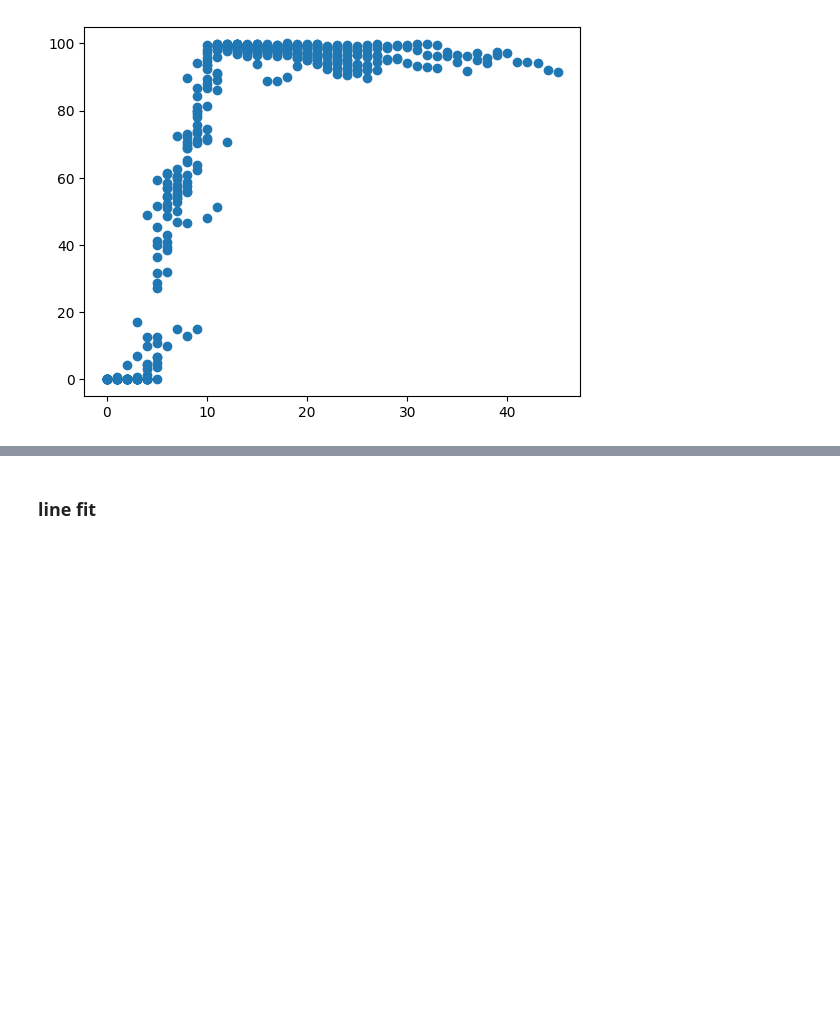
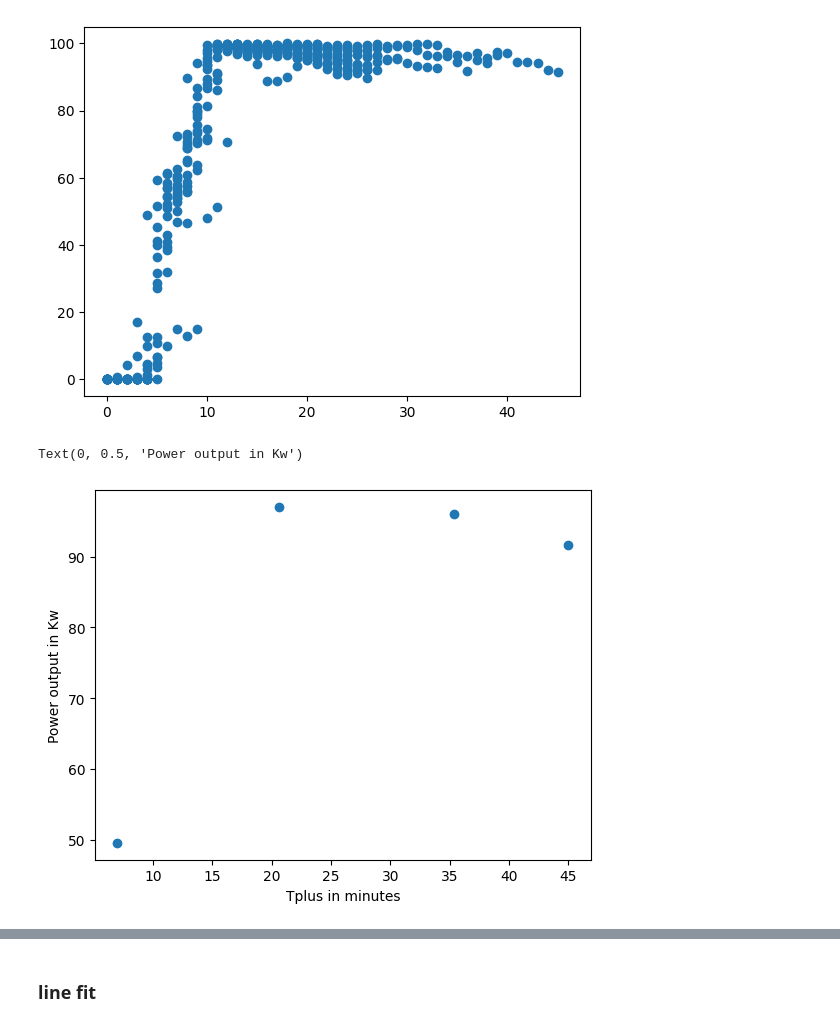
Before and after one commit to ltomas1/DES.sim, a Jupyter notebook: src/utils/chp_reg.ipynb, the cells around one changed output, grey strips where cells are left out. Drawn from its saved outputs; the diff is of its cells as text; code cells hidden in the pictures; blank space fills up the shorter version.

```diff
--- a/src/utils/chp_reg.ipynb
+++ b/src/utils/chp_reg.ipynb
@@ -139,5 +139,16 @@ plt.plot(startup['T_plus'], startup['Heizleistung'], 'o')
 # %% [output]
 [<matplotlib.lines.Line2D at 0x...>]
 [figure]
+# %%
+startup['time_step'] = (startup['T_plus'] // 15) * 15
+# %%
+startup_15min = startup.groupby(by = 'time_step').mean()
+# %%
+plt.plot(startup_15min['T_plus'], startup_15min['Heizleistung'], 'o')
+plt.xlabel('Tplus in minutes')
+plt.ylabel('Power output in Kw')
+# %% [output]
+Text(0, 0.5, 'Power output in Kw')
+[figure, added]
 # %%
 # pip install scikit-learn
```
Also changed, not shown: parts of 11 cells of this notebook, 2 other files.
